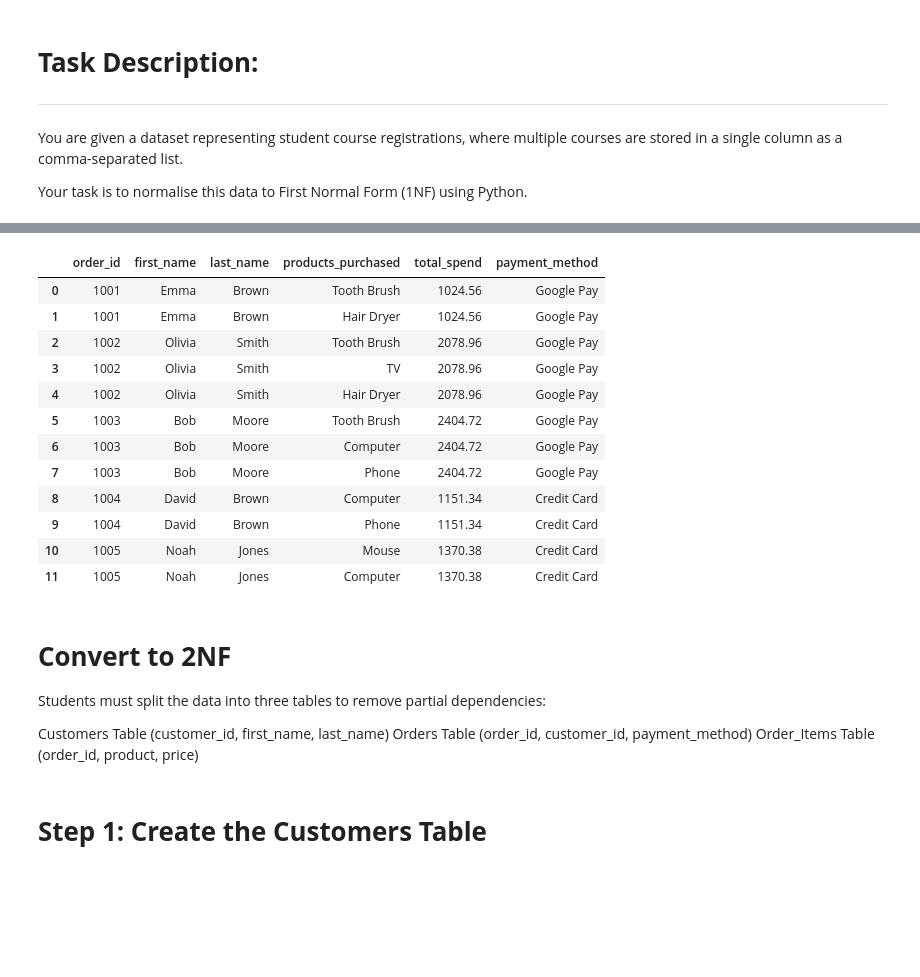
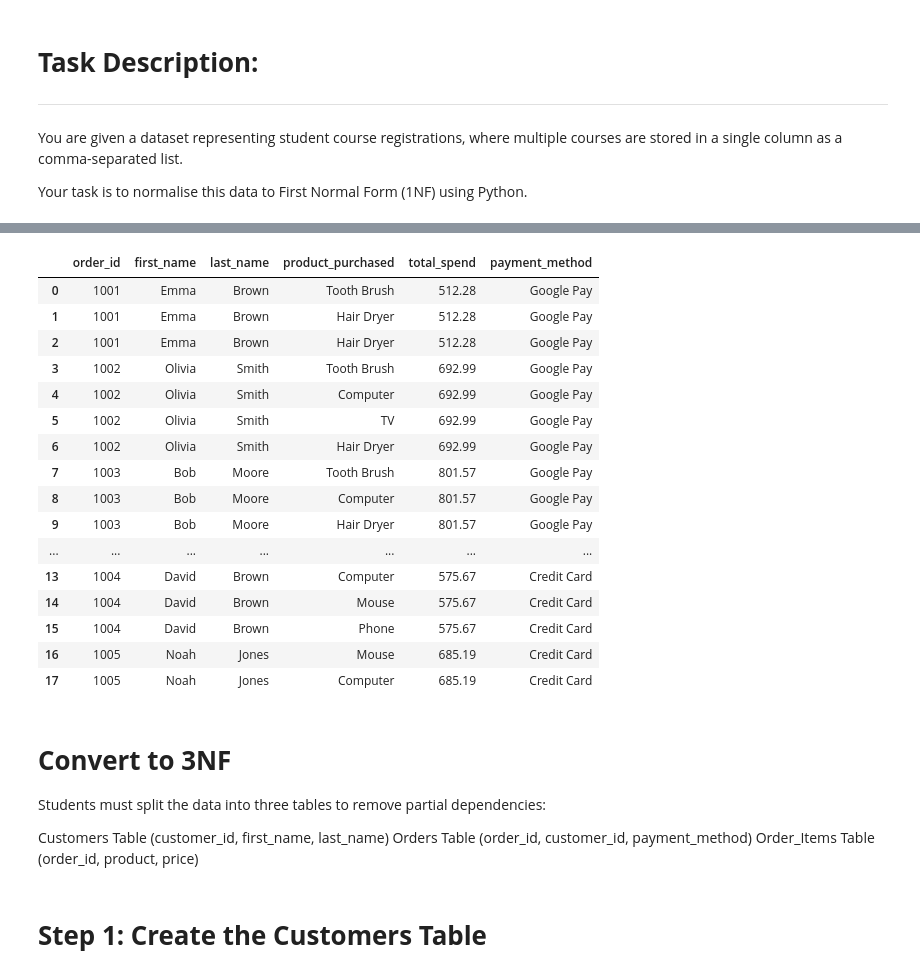
Before and after one commit to p-tech/wbs-dm, a Jupyter notebook: Normalisation/3NF_Example.ipynb, the cells around one changed output, grey strips where cells are left out. Cells and saved outputs as stored; diff of their text form; code cells hidden in the pictures; blank space fills up the shorter version.

```diff
--- a/Normalisation/3NF_Example.ipynb
+++ b/Normalisation/3NF_Example.ipynb
@@ -17,13 +17,14 @@ import pandas as pd
 
 # Given dataset (1NF)
 data = {
-    "order_id": [1001, 1002, 1003, 1004, 1005],
-    "first_name": ["Emma", "Olivia", "Bob", "David", "Noah"],
-    "last_name": ["Brown", "Smith", "Moore", "Brown", "Jones"],
-    "products_purchased": ["Tooth Brush, Hair Dryer", "Tooth Brush, TV, Hair Dryer",
-                           "Tooth Brush, Computer, Phone", "Computer, Phone", "Mouse, Computer"],
-    "total_spend": [1024.56, 2078.96, 2404.72, 1151.34, 1370.38],
-    "payment_method": ["Google Pay", "Google Pay", "Google Pay", "Credit Card", "Credit Card"]
+    "order_id": [1001, 1001, 1002, 1002, 1002, 1003, 1003, 1003, 1004, 1004, 1005, 1005],
+    "first_name": ["Emma", "Emma", "Olivia", "Olivia", "Olivia", "Bob", "Bob", "Bob", "David", "David", "Noah", "Noah"],
+    "last_name": ["Brown", "Brown", "Smith", "Smith", "Smith", "Moore", "Moore", "Moore", "Brown", "Brown", "Jones", "Jones"],
+    "product_purchased": ["Tooth Brush, Hair Dryer", "Hair Dryer", "Tooth Brush, Computer", "TV", "Hair Dryer",
+                           "Tooth Brush", "Computer, Hair Dryer, Tooth Brush", "Phone", "Phone, Computer", "Mouse, Phone", "Mouse", "Computer"],
+    "total_spend": [512.28, 512.28, 692.99, 692.99, 692.99, 801.57, 801.57, 801.57, 575.67, 575.67, 685.19, 685.19],
+    "payment_method": ["Google Pay", "Google Pay", "Google Pay", "Google Pay", "Google Pay",
+                       "Google Pay", "Google Pay", "Google Pay", "Credit Card", "Credit Card", "Credit Card", "Credit Card"]
 }
 
 df_1NF = pd.DataFrame(data)
@@ -75,30 +50,34 @@ reset_index(drop=True) reassigns new index values without keeping the old ones.
 # %%
 # Explode the 'products_purchased' column
-df_1NF_exploded = df_1NF.assign(products_purchased=df_1NF['products_purchased'].str.split(',')).explode('products_purchased')
+df_1NF_exploded = df_1NF.assign(product_purchased=df_1NF['product_purchased'].str.split(',')).explode('product_purchased')
 
 # Remove leading/trailing whitespace from the 'products_purchased' column
-df_1NF_exploded['products_purchased'] = df_1NF_exploded['products_purchased'].str.strip()
+df_1NF_exploded['product_purchased'] = df_1NF_exploded['product_purchased'].str.strip()
 
 # Reset the index
 df_1NF_exploded = df_1NF_exploded.reset_index(drop=True)
 
 df_1NF_exploded
 # %% [output]
-|  | order_id | first_name | last_name | products_purchased | total_spend | payment_method |
-| 0 | 1001 | Emma | Brown | Tooth Brush | 1024.56 | Google Pay |
-| 1 | 1001 | Emma | Brown | Hair Dryer | 1024.56 | Google Pay |
-| 2 | 1002 | Olivia | Smith | Tooth Brush | 2078.96 | Google Pay |
-| 3 | 1002 | Olivia | Smith | TV | 2078.96 | Google Pay |
-| 4 | 1002 | Olivia | Smith | Hair Dryer | 2078.96 | Google Pay |
-| 5 | 1003 | Bob | Moore | Tooth Brush | 2404.72 | Google Pay |
-| 6 | 1003 | Bob | Moore | Computer | 2404.72 | Google Pay |
-| 7 | 1003 | Bob | Moore | Phone | 2404.72 | Google Pay |
-| 8 | 1004 | David | Brown | Computer | 1151.34 | Credit Card |
-| 9 | 1004 | David | Brown | Phone | 1151.34 | Credit Card |
-| 10 | 1005 | Noah | Jones | Mouse | 1370.38 | Credit Card |
-| 11 | 1005 | Noah | Jones | Computer | 1370.38 | Credit Card |
+|  | order_id | first_name | last_name | product_purchased | total_spend | payment_method |
+| 0 | 1001 | Emma | Brown | Tooth Brush | 512.28 | Google Pay |
+| 1 | 1001 | Emma | Brown | Hair Dryer | 512.28 | Google Pay |
+| 2 | 1001 | Emma | Brown | Hair Dryer | 512.28 | Google Pay |
+| 3 | 1002 | Olivia | Smith | Tooth Brush | 692.99 | Google Pay |
+| 4 | 1002 | Olivia | Smith | Computer | 692.99 | Google Pay |
+| 5 | 1002 | Olivia | Smith | TV | 692.99 | Google Pay |
+| 6 | 1002 | Olivia | Smith | Hair Dryer | 692.99 | Google Pay |
+| 7 | 1003 | Bob | Moore | Tooth Brush | 801.57 | Google Pay |
+| 8 | 1003 | Bob | Moore | Computer | 801.57 | Google Pay |
+| 9 | 1003 | Bob | Moore | Hair Dryer | 801.57 | Google Pay |
+| ... | ... | ... | ... | ... | ... | ... |
+| 13 | 1004 | David | Brown | Computer | 575.67 | Credit Card |
+| 14 | 1004 | David | Brown | Mouse | 575.67 | Credit Card |
+| 15 | 1004 | David | Brown | Phone | 575.67 | Credit Card |
+| 16 | 1005 | Noah | Jones | Mouse | 685.19 | Credit Card |
+| 17 | 1005 | Noah | Jones | Computer | 685.19 | Credit Card |
 # %% [markdown]
-# **Convert to 2NF**
+# **Convert to 3NF**
 Students must split the data into three tables to remove partial dependencies:
 
 Customers Table (customer_id, first_name, last_name)
```
Also changed, not shown: parts of 3 cells of this notebook.
